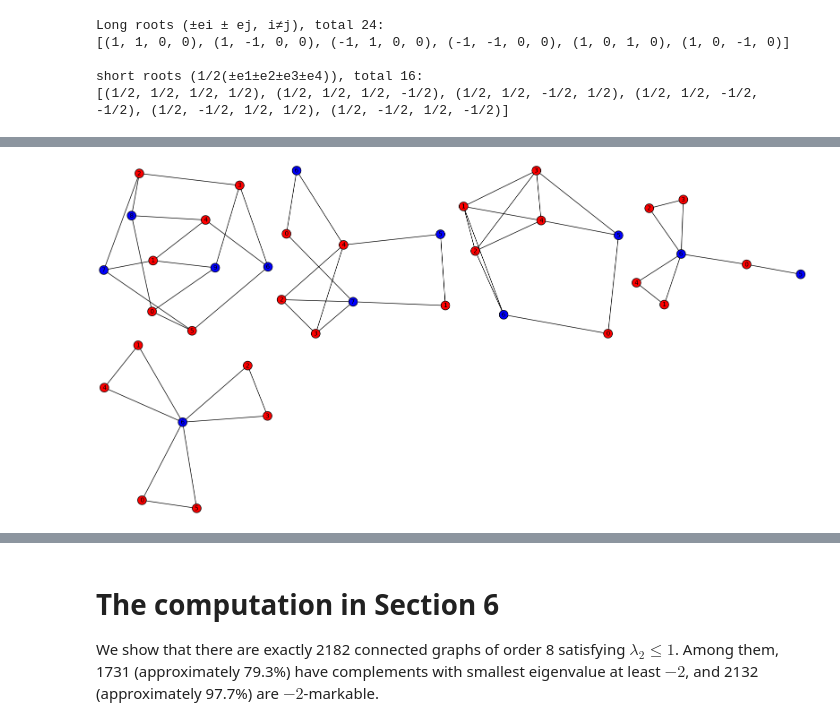
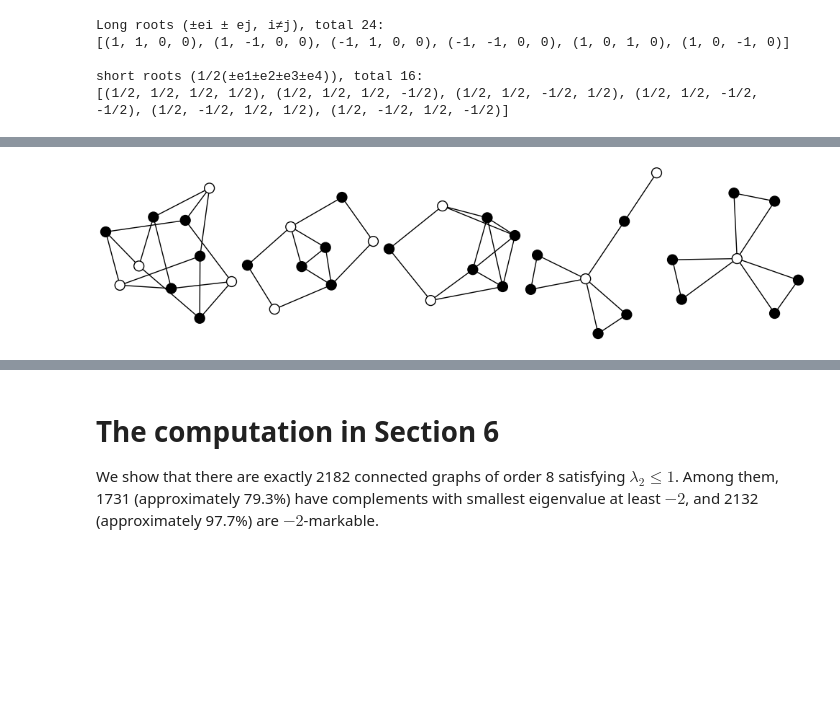
Before and after one commit to Chaohui-Chen/GGSS_marked_graphs, a Jupyter notebook: Characterization_of_negative_2_markable_graphs.ipynb, the cells around one changed output, grey strips where cells are left out. Saved outputs shown, nothing was run; the diff lists cells and outputs as text; code cells hidden in the pictures; blank space fills up the shorter version.

```diff
--- a/Characterization_of_negative_2_markable_graphs.ipynb
+++ b/Characterization_of_negative_2_markable_graphs.ipynb
@@ -186,22 +229,23 @@ Total number of maximal valid subsets found: 33
 # %%
-def construct_graph_from_subset(R, B):
+def construct_graph_from_subset(black_set, white_set):
     """
-    Given red set R and blue set B, construct the matrix AG and treat it as the adjacency matrix of a graph.
+    Given black set black_set and white set white_set, construct the matrix AG and treat it as the adjacency matrix of a graph.
     Matrix AG is constructed as follows:
-    - The index set is {1, ..., n}, where elements of R come first (total |R|), followed by elements of B (total |B|).
-    - R corresponds to the marked set S (i.e., the first |R| indices)
+    - The index set is {1, ..., n}, where elements of black_set come first (total |black_set|), followed by elements of white_set (total |white_set|).
+    - black_set corresponds to the marked set S (i.e., the first |black_set| indices).
+    - chi corresponds to the vector chi_S defined in the paper.
     - a_{ij} = chi_i * chi_j - <vectors[i], vectors[j]>, if i != j
     - a_{ij} = 0, if i == j
-    where chi[i] = 1 if i is from R (the first |R| elements), otherwise chi[i] = 0.
+    where chi[i] = 1 if i is from black_set (the first |black_set| elements), otherwise chi[i] = 0.
 
     Returns the graph G with adjacency matrix AG.
     """
-    vectors = R + B
+    vectors = black_set + white_set
     n = len(vectors)
-    r_len = len(R)  # |R|, the first r_len elements belong to S
+    num_black = len(black_set)  # |black_set|, the first num_black elements belong to S
 
     # 1. Construct indicator vector chi (n x 1 column vector)
-    chi = vector(ZZ, [1 if i < r_len else 0 for i in range(n)])
+    chi = vector(ZZ, [1 if i < num_black else 0 for i in range(n)])
 
     # 2. Construct adjacency matrix A(G)
     AG = matrix(ZZ, n, n)  # Use integer matrix, since results should be integer
@@ -265,24 +265,0 @@ for maximal_set in maximal_sets:
-# %%
-# Draw the resulting vertex-marked graphs
-# Display 4 graphs per row
-n_per_row = 4
-graphplot = [maximal_graph[0].plot(vertex_colors={
-        'red': maximal_graph[1][0],
-        'blue': maximal_graph[1][1]
-    }) for maximal_graph in iso_maximal_graphs]
-
-# Group the list into sublists, 4 per group (for rows)
-rows = [graphplot[i:i+n_per_row] for i in range(0, len(graphplot), n_per_row)]
-
-# Pad the last row
-for row in rows:
-    while len(row) < n_per_row:
-        row.append(Graph().plot())  # Use an empty plot as a placeholder
-
-# Create graphics array
-G_array = graphics_array(rows)
-
-# Show the entire array (overall figsize can be specified)
-G_array.show(figsize=[16, 4*len(rows)])  # width 16, height 4 per row
-# %% [output]
-[figure, removed]
@@ -288,0 +305,13 @@ G_array.show(figsize=[16, 4*len(rows)])  # width 16, height 4 per row
+# %%
+# Visualize the distinct vertex-marked graphs (one representative per isomorphism class)
+graph_plots = [
+    Graph(graph6_str).plot(vertex_colors={
+        'black': list(range(num_black)),
+        'white': list(range(num_black, num_black + num_white))
+    }, vertex_labels=False, vertex_size=100)
+    for (graph6_str, num_black, num_white), _ in iso_class_to_maximal_representations.items()
+]
+arr = graphics_array(graph_plots)
+arr.show(figsize=[10, 8])
+# %% [output]
+[figure, added]
```
Also changed, not shown: parts of 8 cells of this notebook.
